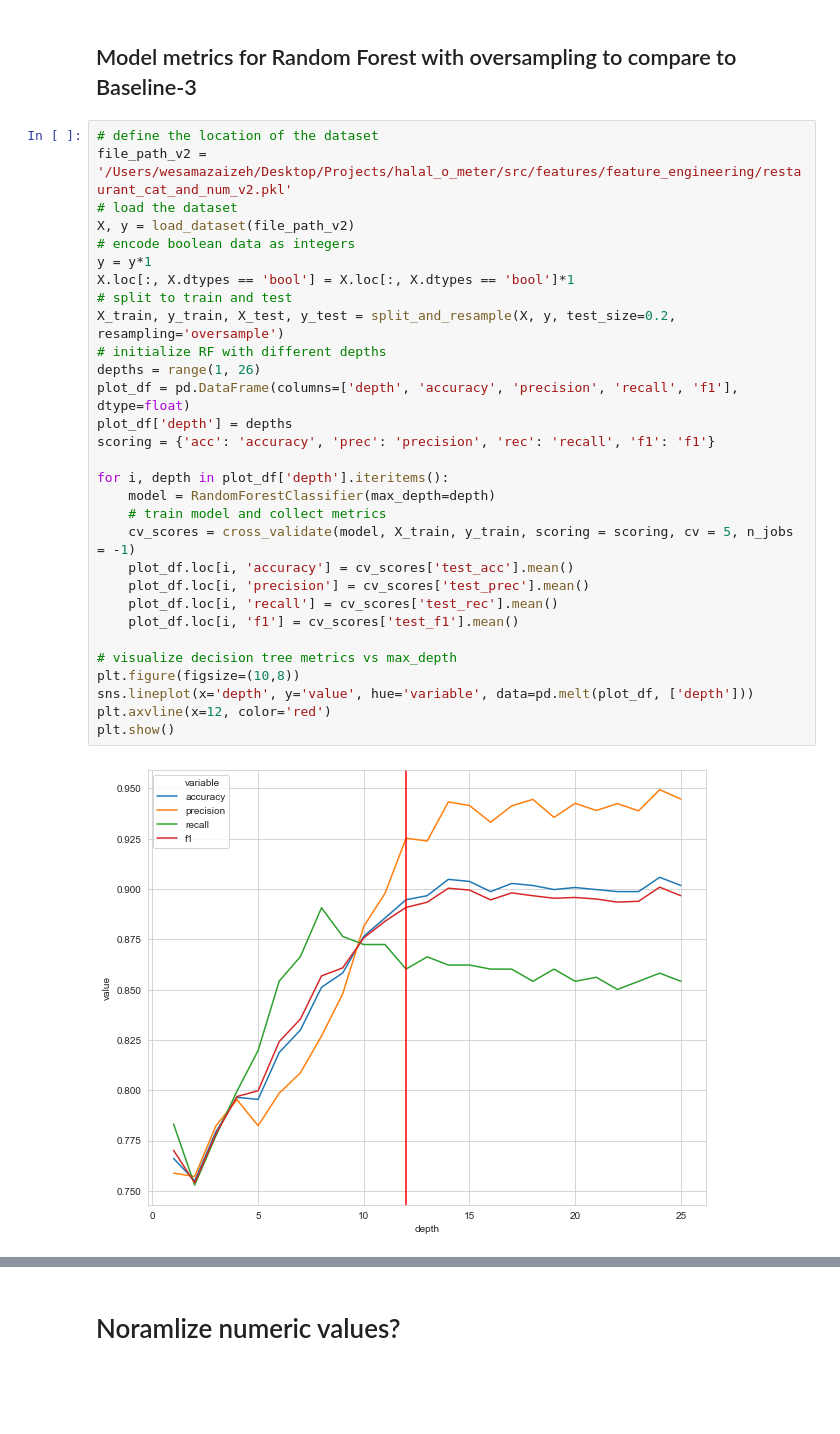
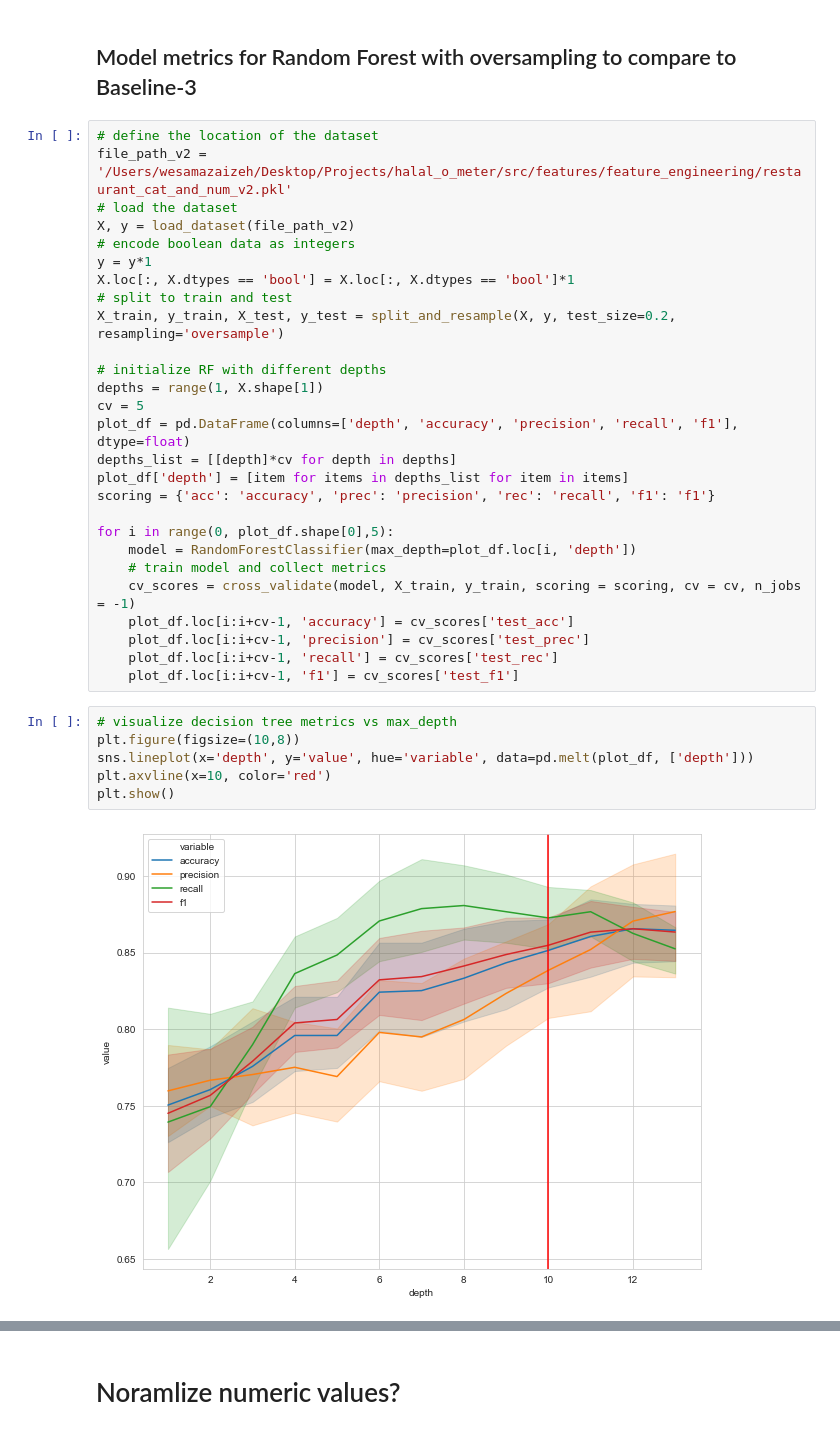
Before and after one commit to WAzaizeh/Halal_o_Meter, a Jupyter notebook: src/models/baseline/baseline_v4.ipynb, the cells around one changed output, grey strips where cells are left out. Cells and saved outputs as stored; diff of their text form; blank space fills up the shorter version.

```diff
--- a/src/models/baseline/baseline_v4.ipynb
+++ b/src/models/baseline/baseline_v4.ipynb
@@ -252,27 +252,30 @@ y = y*1
 X.loc[:, X.dtypes == 'bool'] = X.loc[:, X.dtypes == 'bool']*1
 # split to train and test
 X_train, y_train, X_test, y_test = split_and_resample(X, y, test_size=0.2, resampling='oversample')
+
 # initialize RF with different depths
-depths = range(1, 26)
+depths = range(1, X.shape[1])
+cv = 5
 plot_df = pd.DataFrame(columns=['depth', 'accuracy', 'precision', 'recall', 'f1'], dtype=float)
-plot_df['depth'] = depths
+depths_list = [[depth]*cv for depth in depths]
+plot_df['depth'] = [item for items in depths_list for item in items]
 scoring = {'acc': 'accuracy', 'prec': 'precision', 'rec': 'recall', 'f1': 'f1'}
 
-for i, depth in plot_df['depth'].iteritems():
-    model = RandomForestClassifier(max_depth=depth)
+for i in range(0, plot_df.shape[0],5):
+    model = RandomForestClassifier(max_depth=plot_df.loc[i, 'depth'])
     # train model and collect metrics
-    cv_scores = cross_validate(model, X_train, y_train, scoring = scoring, cv = 5, n_jobs = -1)
-    plot_df.loc[i, 'accuracy'] = cv_scores['test_acc'].mean()
-    plot_df.loc[i, 'precision'] = cv_scores['test_prec'].mean()
-    plot_df.loc[i, 'recall'] = cv_scores['test_rec'].mean()
-    plot_df.loc[i, 'f1'] = cv_scores['test_f1'].mean()
-
-# visualize decision tree metrics vs max_depth
-plt.figure(figsize=(10,8))
-sns.lineplot(x='depth', y='value', hue='variable', data=pd.melt(plot_df, ['depth']))
-plt.axvline(x=12, color='red')
-plt.show()
+    cv_scores = cross_validate(model, X_train, y_train, scoring = scoring, cv = cv, n_jobs = -1)
+    plot_df.loc[i:i+cv-1, 'accuracy'] = cv_scores['test_acc']
+    plot_df.loc[i:i+cv-1, 'precision'] = cv_scores['test_prec']
+    plot_df.loc[i:i+cv-1, 'recall'] = cv_scores['test_rec']
+    plot_df.loc[i:i+cv-1, 'f1'] = cv_scores['test_f1']
-# %% [output]
-[figure, removed]
+# %%
+# visualize decision tree metrics vs max_depth
+plt.figure(figsize=(10,8))
+sns.lineplot(x='depth', y='value', hue='variable', data=pd.melt(plot_df, ['depth']))
+plt.axvline(x=10, color='red')
+plt.show()
+# %% [output]
+[figure, added]
 # %%
 # use max depth of 12
```
Also changed, not shown: parts of 8 cells of this notebook, 4 other files.
